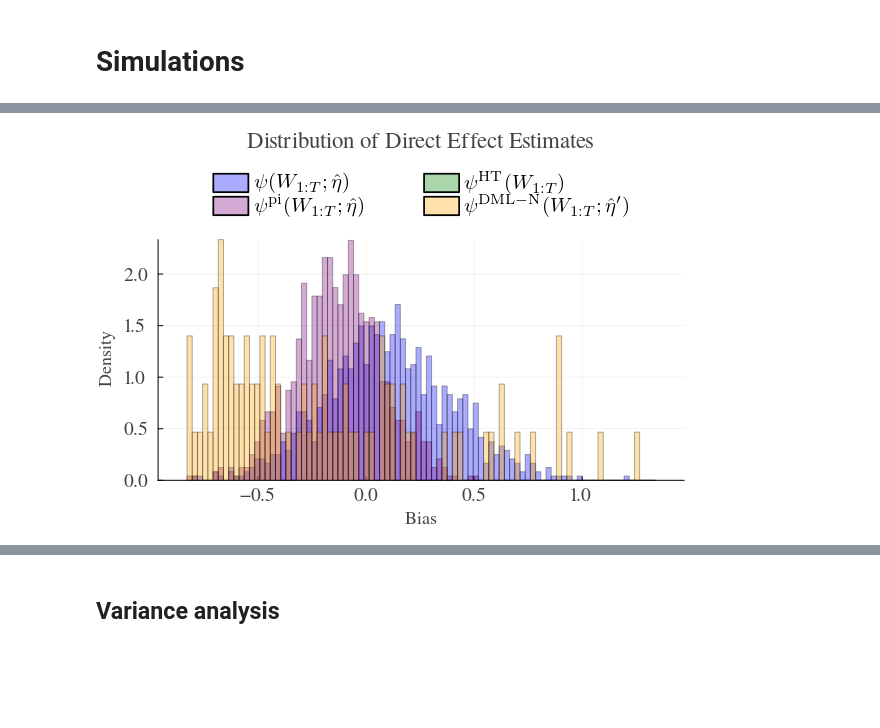
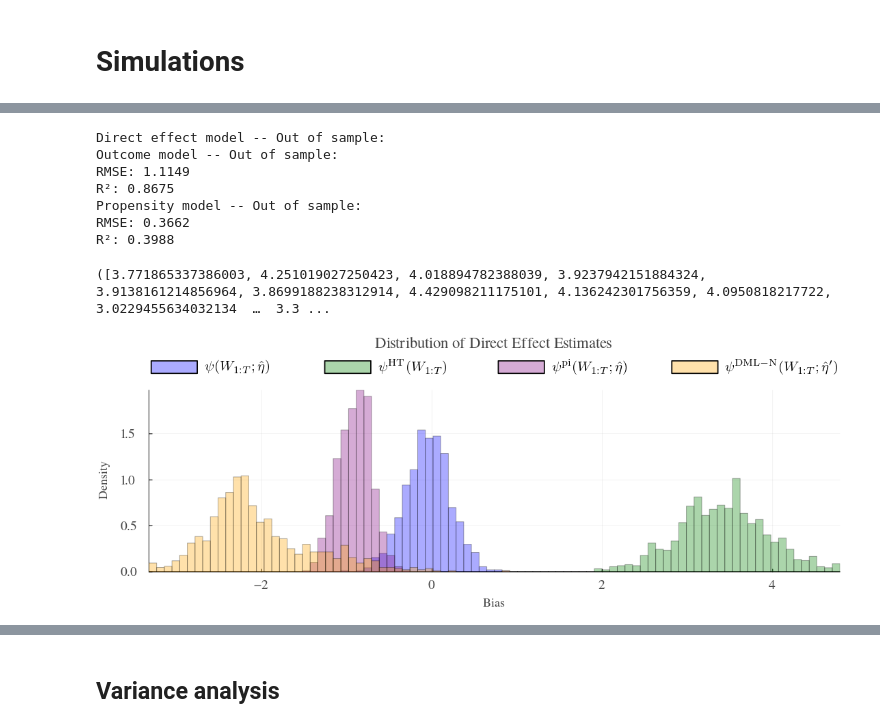
Before and after one commit to johnchrishays/dml4ssi, a Jupyter notebook: simulations.ipynb, the cells around one changed output, grey strips where cells are left out. Cells and saved outputs as stored; diff of their text form; code cells hidden in the pictures; blank space fills up the shorter version.

```diff
--- a/simulations.ipynb
+++ b/simulations.ipynb
@@ -616,17 +578,49 @@ R²: 0.642
+# %%
+
+N = 1000
+T = 1000
+m = 5
+n_covariates = 10
+switch_period = 10
+sd_error = 10
+
+n_trees = 100
+max_depth = 10
+alpha_val = 2
+eps = 0.1
+
+dml_ade_estimates, naive_ade_estimates, plugin_ade_estimates, true_direct_effects, dml_ade_ses, ssac_ses, dml_naive_estimates = run_simulations_ade(N, T, m, n_covariates, switch_period, n_trees, max_depth, alpha_val, sd_error, eps)
+# %% [output]
+Direct effect model -- Out of sample:
+Outcome model -- Out of sample:
+RMSE: 1.1149
+R²: 0.8675
+Propensity model -- Out of sample:
+RMSE: 0.3662
+R²: 0.3988
+([3.771865337386003, 4.251019027250423, 4.018894782388039, 3.9237942151884324, 3.9138161214856964, 3.8699188238312914, 4.429098211175101, 4.136242301756359, 4.0950818217722, 3.0229455634032134  …  3.3 ...
 # %%
+
 # Create histogram of estimates
-n_bins = 50
+pct = 0.01
+sz = (1100, 400)
+margin = 5mm
+
 psi_star = mean(true_direct_effects)
-# bin_lower = min(minimum(dml_ade_estimates)-psi_star, minimum(naive_ade_estimates)-psi_star, minimum(plugin_ade_estimates)-psi_star)
-# bin_upper = max(maximum(dml_ade_estimates)-psi_star, maximum(naive_ade_estimates)-psi_star, maximum(plugin_ade_estimates)-psi_star)
-bin_lower = min(minimum(dml_ade_estimates)-psi_star, minimum(plugin_ade_estimates)-psi_star)
-bin_upper = max(maximum(dml_ade_estimates)-psi_star, maximum(plugin_ade_estimates)-psi_star)
+dml_naive_lower = quantile(dml_naive_estimates, 0.075) - psi_star
+dml_naive_upper = quantile(dml_naive_estimates, 0.95) - psi_star
+dml_ade_lower = quantile(dml_ade_estimates, pct) - psi_star
+dml_ade_upper = quantile(dml_ade_estimates, 1-pct) - psi_star
+naive_ade_lower = quantile(naive_ade_estimates, pct) - psi_star
+naive_ade_upper = quantile(naive_ade_estimates, 0.995) - psi_star
+plugin_ade_lower = quantile(plugin_ade_estimates, pct) - psi_star
+plugin_ade_upper = quantile(plugin_ade_estimates, 1-pct) - psi_star
+
+bin_lower = min(dml_ade_lower, naive_ade_lower, plugin_ade_lower, dml_naive_lower)
+bin_upper = max(dml_ade_upper, naive_ade_upper, plugin_ade_upper, dml_naive_upper)
 incr = (bin_upper - bin_lower) / n_bins
 bins = bin_lower:incr:bin_upper
 
-LEGEND_SIZE = 14
-TICK_SIZE = 12
-opacity = 0.33
 
 
 histogram(dml_ade_estimates .- psi_star,
@@ -637,44 +631,49 @@ histogram(dml_ade_estimates .- psi_star,
           normalize=true,
           color=:blue,
           legend=:outertop,
-          legend_columns=2,
-          legend_rows=2,
+          legend_columns=4,
+          legend_rows=1,
           foreground_color_legend = nothing,
-          bins=bins)
+          bins=bins,
+          size=sz,
+          left_margin=margin,
+          bottom_margin=margin)
 histogram!(naive_ade_estimates .- psi_star,
           alpha=opacity,
           label=L"\psi^{\mathrm{HT}}(W_{1:T})",
           normalize=true,
           bins=bins,
           legendfontsize=LEGEND_SIZE,
           tickfontsize=TICK_SIZE,
           color=:green)
 histogram!(plugin_ade_estimates .- psi_star,
           alpha=opacity,
           label=L"\psi^{\mathrm{pi}}(W_{1:T}; \hat \eta)",
           normalize=true,
           bins=bins,
           legendfontsize=LEGEND_SIZE,
           tickfontsize=TICK_SIZE,
           color=:purple)
 histogram!(dml_naive_estimates .- psi_star,
           alpha=opacity,
           label=L"\psi^{\mathrm{DML-N}}(W_{1:T}; \hat \eta')",
           normalize=true,
           bins=bins,
           legendfontsize=LEGEND_SIZE,
           tickfontsize=TICK_SIZE,
           color=:orange)
 title!("Distribution of Direct Effect Estimates")
 xlabel!("Bias")
 ylabel!("Density")
+xlims!(bin_lower, bin_upper)
+
 
 timestamp = Dates.format(now(), "yyyy-mm-dd_HH-MM-SS")
 # savefig("direct_effect_$timestamp.svg");
 savefig("direct_effect.svg");
 plot!()
 # %% [output]
-[figure, old version]
+[figure, new version]
 # %%
 # Create confidence intervals
 function make_gaussian_cis(estimates, ses, alpha)
```
Also changed, not shown: parts of 23 cells of this notebook.
